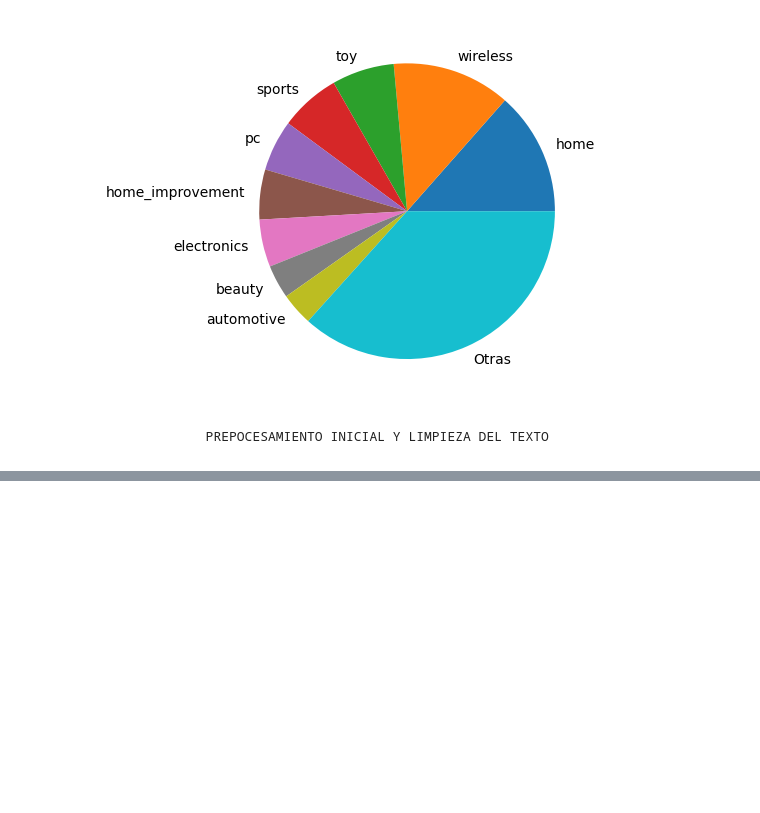
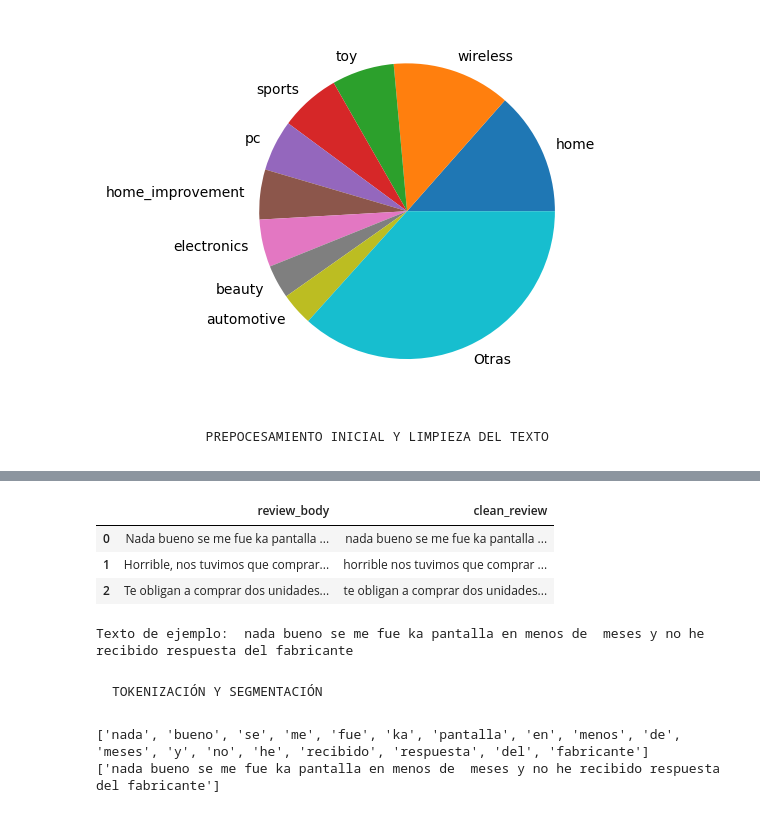
Before and after one commit to kpenzo/rag_example, a Jupyter notebook: Copy_of_Introducción_y_Fundamentos_del_NLP.ipynb, the cells around one changed output, grey strips where cells are left out. Cells and saved outputs as stored; diff of their text form; code cells hidden in the pictures; blank space fills up the shorter version.

```diff
--- a/Copy_of_Introducción_y_Fundamentos_del_NLP.ipynb
+++ b/Copy_of_Introducción_y_Fundamentos_del_NLP.ipynb
@@ -62,3 +69,6 @@ plt.show()
 [figure]
 # %% [markdown]
                 PREPOCESAMIENTO INICIAL Y LIMPIEZA DEL TEXTO
+# %%
+filter_data = original_data[["review_body", "stars"]].copy()
+filter_data.isnull().sum()    #evaluar valores nulos
@@ -64,0 +83,20 @@ plt.show()
+# %%
+def clean(text):
+  text = str(text).lower()    #convertir a minusculas
+  text = re.sub(r'\[.*?\]', '', text)    #eliminar textos entre corchetes
+  text = re.sub(r'https?://\S+|www\.\S+', '', text)    #eliminar urls
+  text = re.sub(r'<.*?>+', '', text)  #eliminar etiquetas HTML
+  text = re.sub(r'[%s]' % re.escape(string.punctuation), '', text)    #eliminar signos de puntuacion
+  text = re.sub(r'\n', ' ', text)   #eliminar los saltos de linea
+  text = re.sub(r'\w*\d\w*', '', text)    #eliminar palabras con numeros
+  text = re.sub(r'[^\x00-\x7F]+', '', text)   #eliminar caracter not ascii
+  text = text.strip()
+  return text
+# %%
+filter_data["clean_review"] = filter_data["review_body"].apply(clean)
+filter_data[['review_body', 'clean_review']].head(3)
+# %% [output]
+|  | review_body | clean_review |
+| 0 | Nada bueno se me fue ka pantalla ... | nada bueno se me fue ka pantalla ... |
+| 1 | Horrible, nos tuvimos que comprar... | horrible nos tuvimos que comprar ... |
+| 2 | Te obligan a comprar dos unidades... | te obligan a comprar dos unidades... |
@@ -64,0 +107,15 @@ plt.show()
+# %%
+sample_text = filter_data["clean_review"].iloc[0]
+print("Texto de ejemplo: ", sample_text)
+# %% [output]
+Texto de ejemplo:  nada bueno se me fue ka pantalla en menos de  meses y no he recibido respuesta del fabricante
+# %% [markdown]
+    TOKENIZACIÓN Y SEGMENTACIÓN
+# %%
+tokens_nltk = word_tokenize(sample_text, language='spanish')
+sentences_nltk = sent_tokenize(sample_text, language='spanish')
+print(tokens_nltk)
+print(sentences_nltk)
+# %% [output]
+['nada', 'bueno', 'se', 'me', 'fue', 'ka', 'pantalla', 'en', 'menos', 'de', 'meses', 'y', 'no', 'he', 'recibido', 'respuesta', 'del', 'fabricante']
+['nada bueno se me fue ka pantalla en menos de  meses y no he recibido respuesta del fabricante']
```
Also changed, not shown: parts of 23 cells of this notebook.
